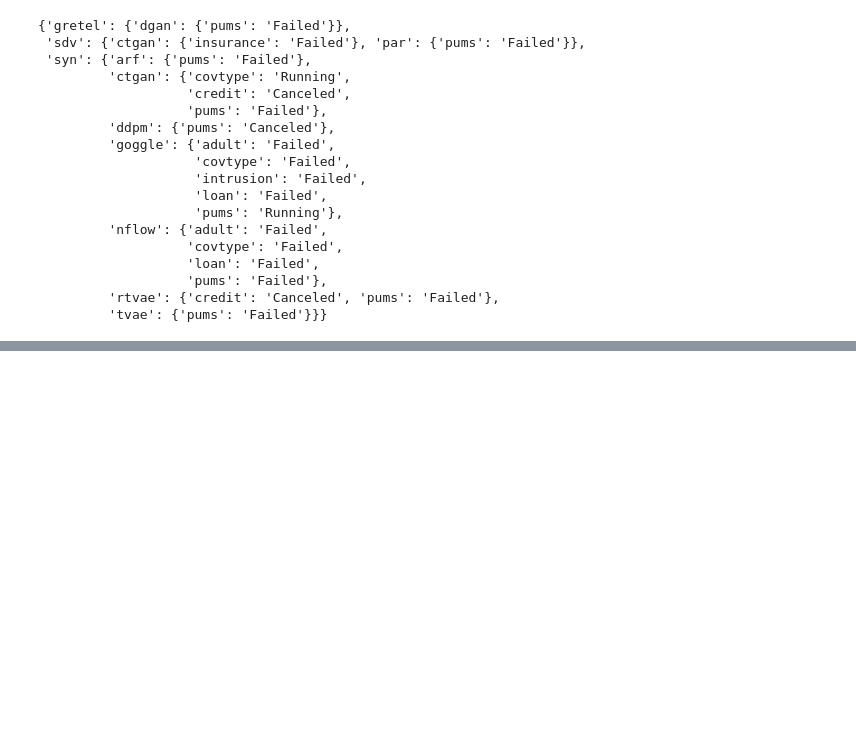
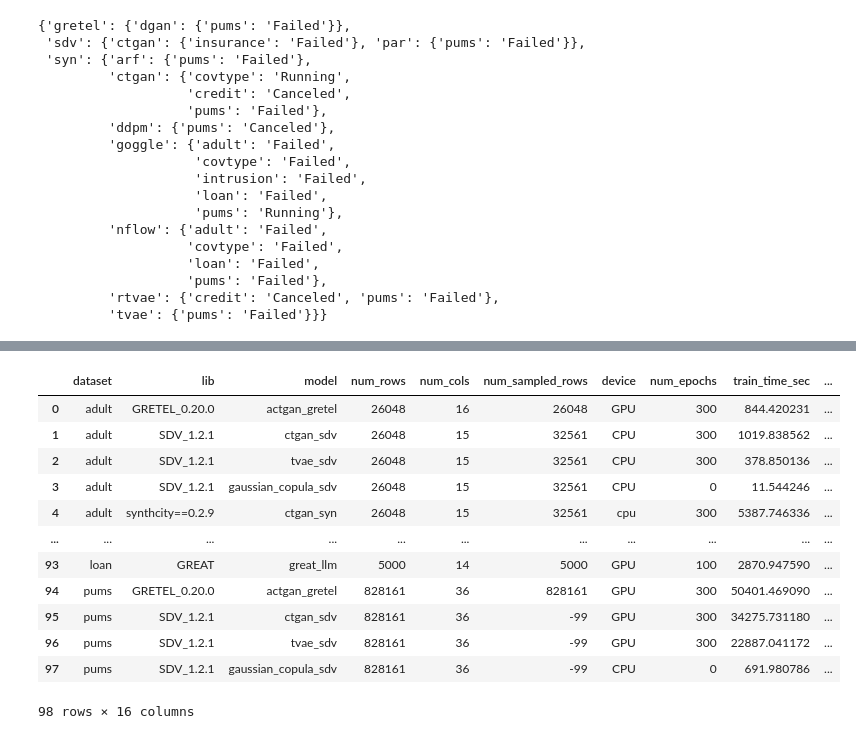
Before and after one commit to dsaidgovsg/benchmarking-synthetic-data-generators, a Jupyter notebook: notebooks/final_evalutation.ipynb, the cells around one changed output, grey strips where cells are left out. Saved outputs shown, nothing was run; the diff lists cells and outputs as text; code cells hidden in the pictures; blank space fills up the shorter version.

```diff
--- a/notebooks/final_evalutation.ipynb
+++ b/notebooks/final_evalutation.ipynb
@@ -258,14 +319,16 @@ pd.DataFrame( get_scores_df("loan", "hpo"))
 ALL_TABULAR_DATASETS = ["adult", "census", "child", "covtype", "credit", "insurance", "health_insurance",
                        "intrusion", "drugs", "loan", "pums"]
 
+tabular_bm_df = pd.DataFrame()
 for exp_dataset in ALL_TABULAR_DATASETS:
+    final_report = get_scores_df(exp_dataset, ALL_TABULAR_MODELS)
+    tabular_bm_df = tabular_bm_df.append(pd.DataFrame(final_report), ignore_index=True)
 
-    final_report = get_scores_df(exp_dataset)
 
-    try:
-        pd.DataFrame(final_report)
-    except Exception as e:
-        print(e)
-        print("~"*10, exp_dataset)
-        for k, v in final_report.items():
-            print(k, len(v))
+    # try:
+    #     pd.DataFrame(final_report)
+    # except Exception as e:
+    #     print(e)
+    #     print("~"*10, exp_dataset)
+    #     for k, v in final_report.items():
+    #         print(k, len(v))
@@ -559,0 +599,5 @@ ValueError: All arrays must be of the same length
+# %%
+tabular_ml_bm_df = pd.DataFrame()
+for exp_dataset in ML_CLASSIFICATION_TASK_DATASETS:
+    final_ml_report = get_ml_scores_df(exp_dataset, final_report_ml_cls, ml_cls_metric)
+    tabular_ml_bm_df = tabular_ml_bm_df.append(pd.DataFrame(final_ml_report), ignore_index=True)
@@ -577,0 +761,10 @@ pd.DataFrame(final_report)
+# %%
+# execution_scores_df = pd.DataFrame(get_scores_df("adult", case="tabular"))
+# execution_scores_df.shape
+# execution_scores_df
+
+
+execution_scores_df = pd.DataFrame()
+for exp_dataset in ALL_TABULAR_DATASETS:
+    final_exe_report = get_execution_scores_df(exp_dataset, case="tabular")
+    execution_scores_df = execution_scores_df.append(pd.DataFrame(final_exe_report), ignore_index=True)
@@ -577,0 +789,16 @@ pd.DataFrame(final_report)
+# %%
+execution_scores_df
+# %% [output]
+|  | dataset | lib | model | num_rows | num_cols | num_sampled_rows | device | num_epochs | train_time_sec | ... |
+| 0 | adult | GRETEL_0.20.0 | actgan_gretel | 26048 | 16 | 26048 | GPU | 300 | 844.420231 | ... |
+| 1 | adult | SDV_1.2.1 | ctgan_sdv | 26048 | 15 | 32561 | CPU | 300 | 1019.838562 | ... |
+| 2 | adult | SDV_1.2.1 | tvae_sdv | 26048 | 15 | 32561 | CPU | 300 | 378.850136 | ... |
+| 3 | adult | SDV_1.2.1 | gaussian_copula_sdv | 26048 | 15 | 32561 | CPU | 0 | 11.544246 | ... |
+| 4 | adult | synthcity==0.2.9 | ctgan_syn | 26048 | 15 | 32561 | cpu | 300 | 5387.746336 | ... |
+| ... | ... | ... | ... | ... | ... | ... | ... | ... | ... | ... |
+| 93 | loan | GREAT | great_llm | 5000 | 14 | 5000 | GPU | 100 | 2870.947590 | ... |
+| 94 | pums | GRETEL_0.20.0 | actgan_gretel | 828161 | 36 | 828161 | GPU | 300 | 50401.469090 | ... |
+| 95 | pums | SDV_1.2.1 | ctgan_sdv | 828161 | 36 | -99 | GPU | 300 | 34275.731180 | ... |
+| 96 | pums | SDV_1.2.1 | tvae_sdv | 828161 | 36 | -99 | GPU | 300 | 22887.041172 | ... |
+| 97 | pums | SDV_1.2.1 | gaussian_copula_sdv | 828161 | 36 | -99 | CPU | 0 | 691.980786 | ... |
+98 rows × 16 columns
```
Also changed, not shown: parts of 41 cells of this notebook, 2 other files.
